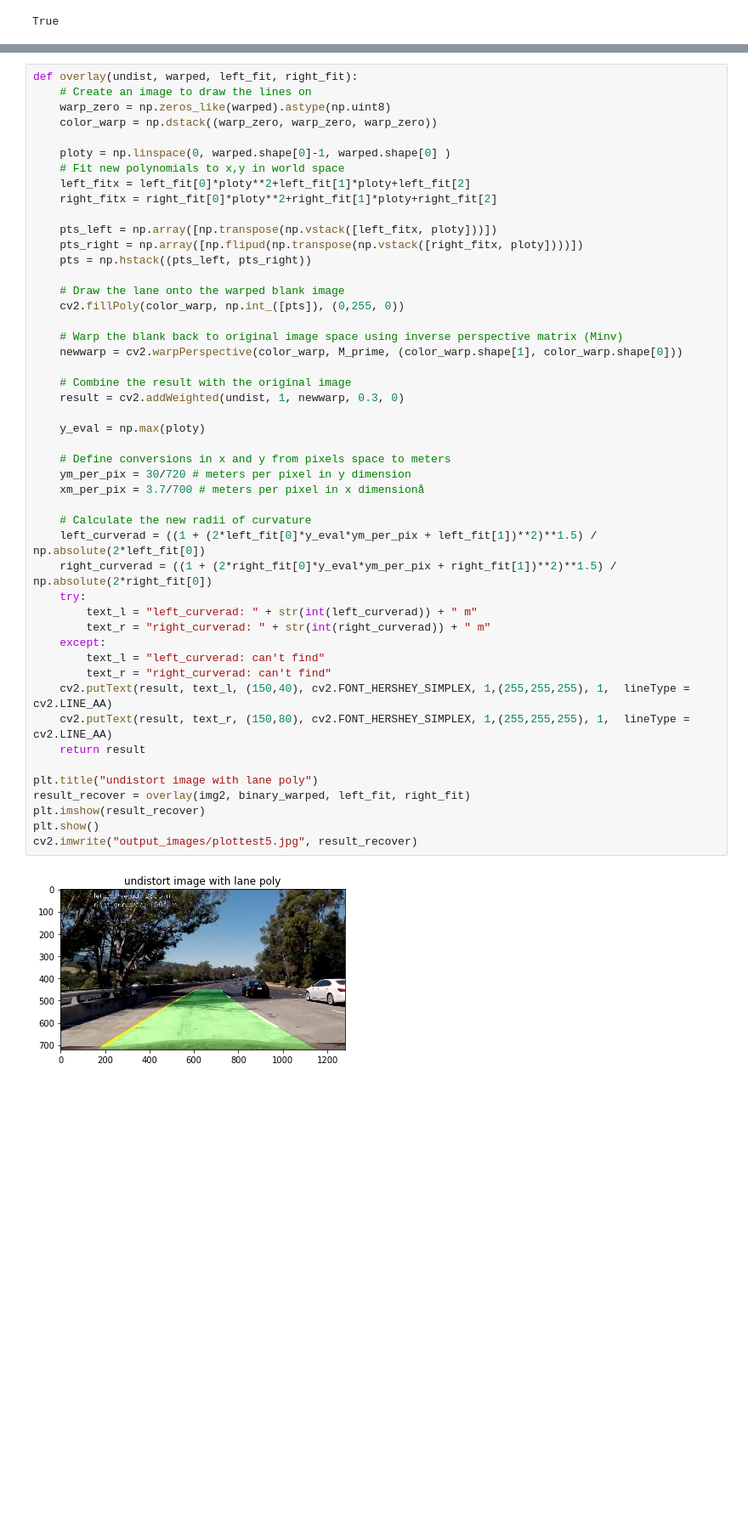
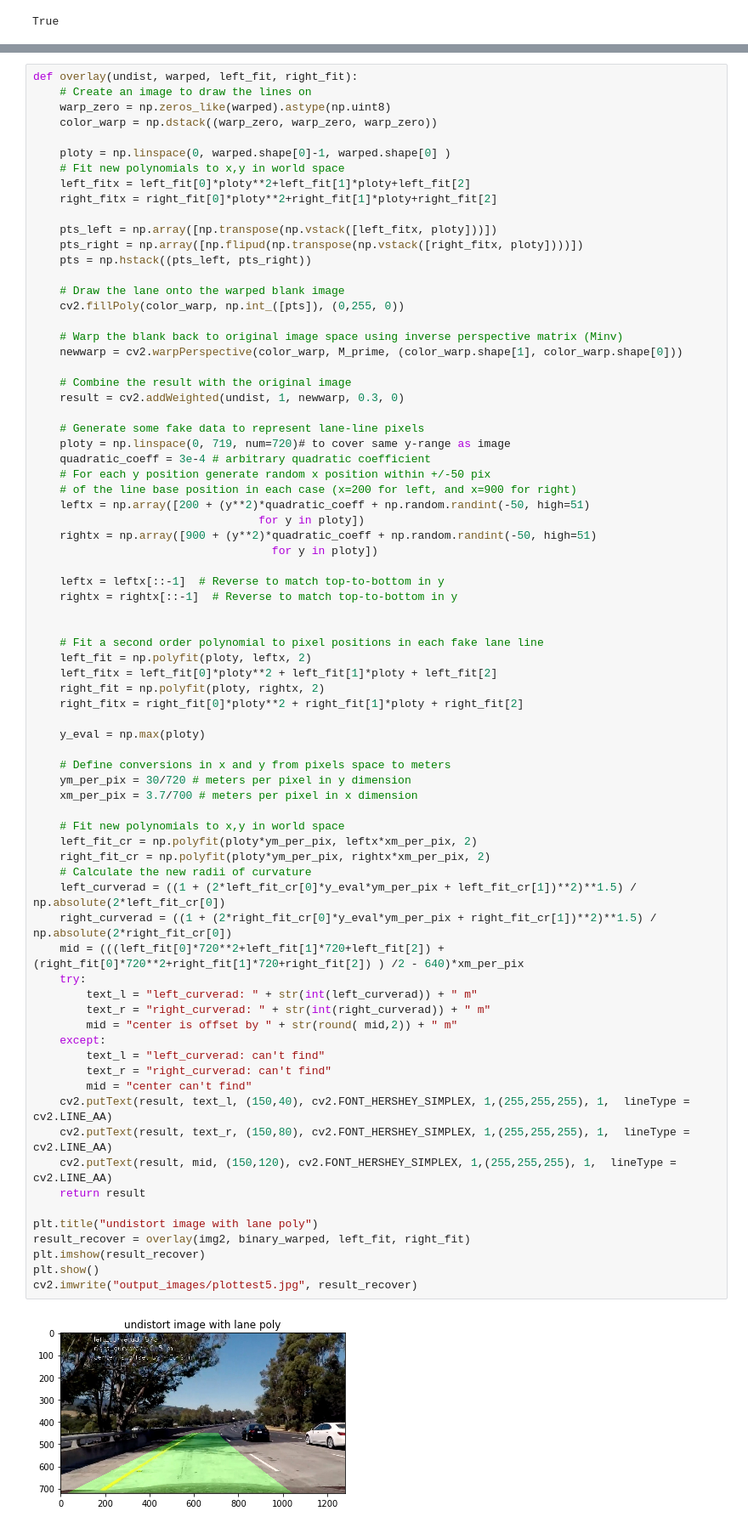
Before and after one commit to chenqin/CarND-Advanced-Lane-Lines, a Jupyter notebook: advanced_lane_lines.ipynb, the cells around one changed output, grey strips where cells are left out. Shown at 85% size. Drawn from its saved outputs; the diff is of its cells as text; blank space fills up the shorter version.

Commit message:
add center offset information and fix curv per feedback

```diff
--- a/advanced_lane_lines.ipynb
+++ b/advanced_lane_lines.ipynb
@@ -457,37 +491,64 @@ def overlay(undist, warped, left_fit, right_fit):
     cv2.fillPoly(color_warp, np.int_([pts]), (0,255, 0))
 
     # Warp the blank back to original image space using inverse perspective matrix (Minv)
     newwarp = cv2.warpPerspective(color_warp, M_prime, (color_warp.shape[1], color_warp.shape[0]))
 
     # Combine the result with the original image
     result = cv2.addWeighted(undist, 1, newwarp, 0.3, 0)
 
+    # Generate some fake data to represent lane-line pixels
+    ploty = np.linspace(0, 719, num=720)# to cover same y-range as image
+    quadratic_coeff = 3e-4 # arbitrary quadratic coefficient
+    # For each y position generate random x position within +/-50 pix
+    # of the line base position in each case (x=200 for left, and x=900 for right)
+    leftx = np.array([200 + (y**2)*quadratic_coeff + np.random.randint(-50, high=51)
+                                  for y in ploty])
+    rightx = np.array([900 + (y**2)*quadratic_coeff + np.random.randint(-50, high=51)
+                                    for y in ploty])
+
+    leftx = leftx[::-1]  # Reverse to match top-to-bottom in y
+    rightx = rightx[::-1]  # Reverse to match top-to-bottom in y
+
+
+    # Fit a second order polynomial to pixel positions in each fake lane line
+    left_fit = np.polyfit(ploty, leftx, 2)
+    left_fitx = left_fit[0]*ploty**2 + left_fit[1]*ploty + left_fit[2]
+    right_fit = np.polyfit(ploty, rightx, 2)
+    right_fitx = right_fit[0]*ploty**2 + right_fit[1]*ploty + right_fit[2]
+
     y_eval = np.max(ploty)
 
     # Define conversions in x and y from pixels space to meters
     ym_per_pix = 30/720 # meters per pixel in y dimension
-    xm_per_pix = 3.7/700 # meters per pixel in x dimensionå
+    xm_per_pix = 3.7/700 # meters per pixel in x dimension
 
+    # Fit new polynomials to x,y in world space
+    left_fit_cr = np.polyfit(ploty*ym_per_pix, leftx*xm_per_pix, 2)
+    right_fit_cr = np.polyfit(ploty*ym_per_pix, rightx*xm_per_pix, 2)
     # Calculate the new radii of curvature
-    left_curverad = ((1 + (2*left_fit[0]*y_eval*ym_per_pix + left_fit[1])**2)**1.5) / np.absolute(2*left_fit[0])
-    right_curverad = ((1 + (2*right_fit[0]*y_eval*ym_per_pix + right_fit[1])**2)**1.5) / np.absolute(2*right_fit[0])
+    left_curverad = ((1 + (2*left_fit_cr[0]*y_eval*ym_per_pix + left_fit_cr[1])**2)**1.5) / np.absolute(2*left_fit_cr[0])
+    right_curverad = ((1 + (2*right_fit_cr[0]*y_eval*ym_per_pix + right_fit_cr[1])**2)**1.5) / np.absolute(2*right_fit_cr[0])
+    mid = (((left_fit[0]*720**2+left_fit[1]*720+left_fit[2]) +(right_fit[0]*720**2+right_fit[1]*720+right_fit[2]) ) /2 - 640)*xm_per_pix
     try:
         text_l = "left_curverad: " + str(int(left_curverad)) + " m"
         text_r = "right_curverad: " + str(int(right_curverad)) + " m"
+        mid = "center is offset by " + str(round( mid,2)) + " m"
     except:
         text_l = "left_curverad: can't find"
         text_r = "right_curverad: can't find"
+        mid = "center can't find"
     cv2.putText(result, text_l, (150,40), cv2.FONT_HERSHEY_SIMPLEX, 1,(255,255,255), 1,  lineType = cv2.LINE_AA)
     cv2.putText(result, text_r, (150,80), cv2.FONT_HERSHEY_SIMPLEX, 1,(255,255,255), 1,  lineType = cv2.LINE_AA)
+    cv2.putText(result, mid, (150,120), cv2.FONT_HERSHEY_SIMPLEX, 1,(255,255,255), 1,  lineType = cv2.LINE_AA)
     return result
 
 plt.title("undistort image with lane poly")
 result_recover = overlay(img2, binary_warped, left_fit, right_fit)
 plt.imshow(result_recover)
 plt.show()
 cv2.imwrite("output_images/plottest5.jpg", result_recover)
 # %% [output]
-[figure, old version]
+[figure, new version]
 True
 # %%
 def render_lane_line_overlay(img,mtx=mtx,dist=dist):
```
Also changed, not shown: parts of 5 cells of this notebook, 2 other files.
